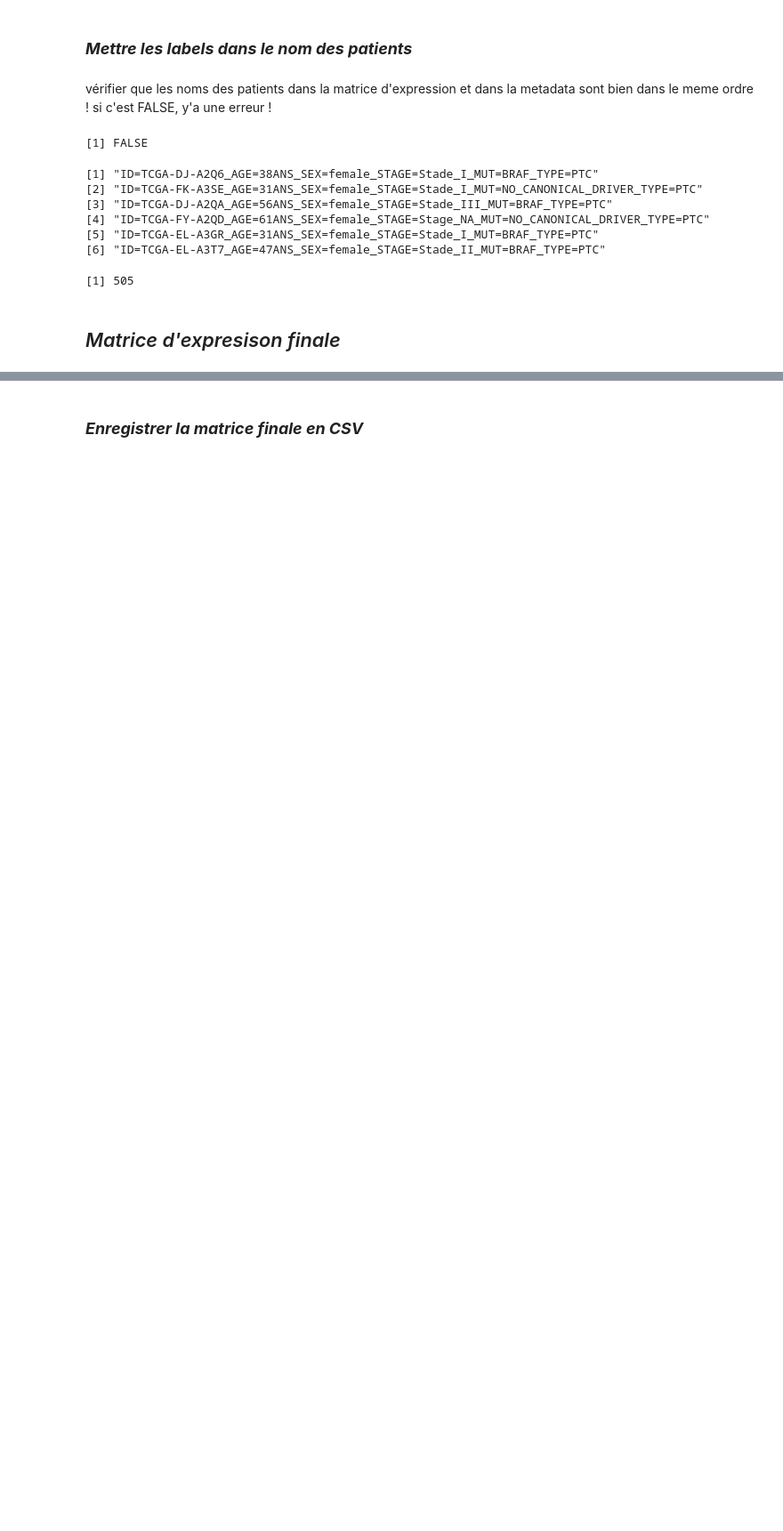
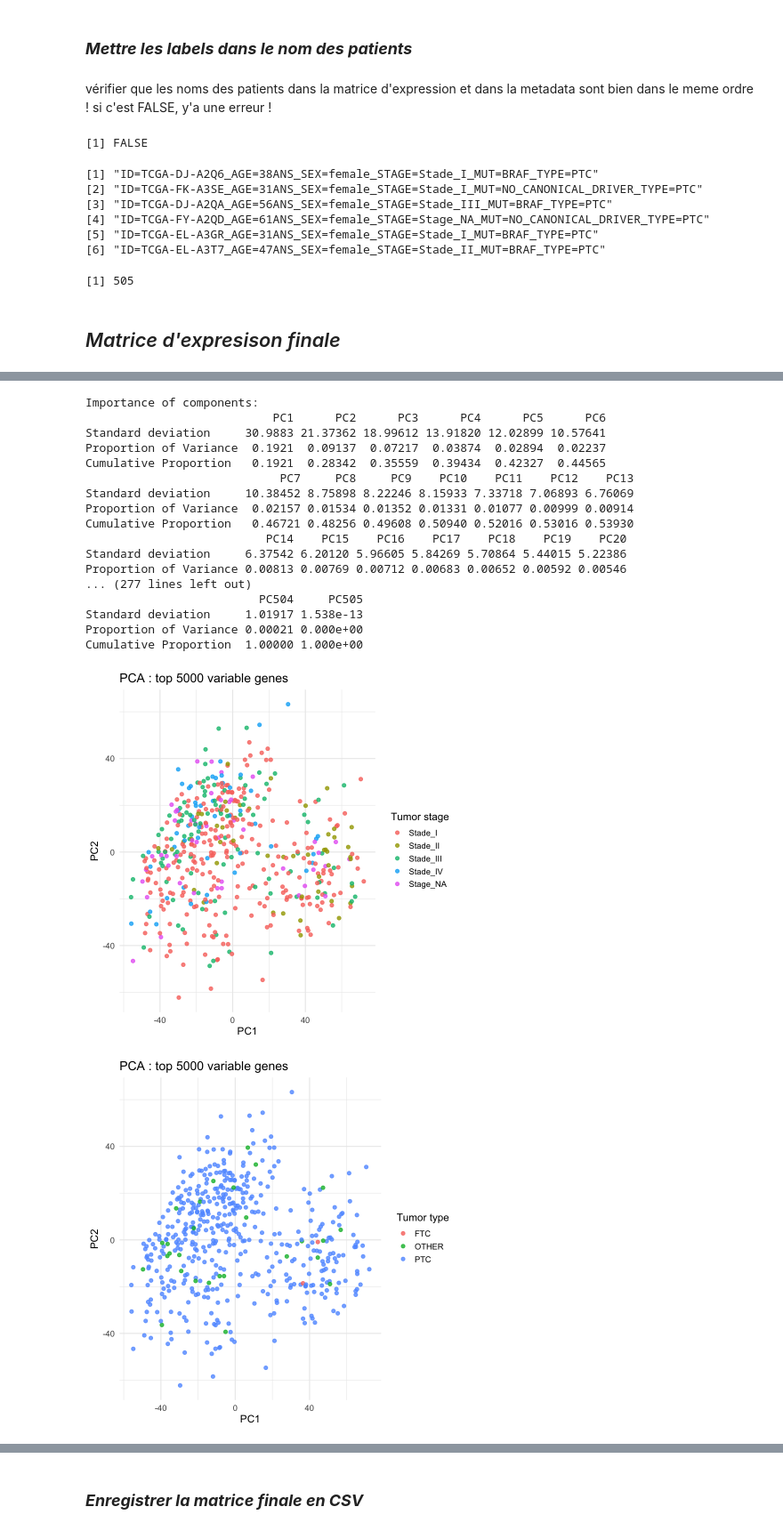
Before and after one commit to elodiehusson/Deep-Learning-Project, a Jupyter notebook: script/expression matrix finale.ipynb, the cells around one changed output, grey strips where cells are left out. Shown at 89% size. Drawn from its saved outputs; the diff is of its cells as text; code cells hidden in the pictures; blank space fills up the shorter version.

```diff
--- a/script/expression matrix finale.ipynb
+++ b/script/expression matrix finale.ipynb
@@ -537,0 +532,57 @@ A matrix: 6 × 5 of type int
+# %%
+# normalisation
+expr_log <- log2(expr_final + 1)
+
+# filtrer gènes peu importants
+gene_var <- apply(expr_log, 1, var) # variance par gène
+top_genes <- names(sort(gene_var, decreasing = TRUE))[1:5000] # garder les 5 000 gènes les plus variables
+expr_filt <- expr_log[top_genes, ]
+# %%
+# PCA
+pca <- prcomp(t(expr_filt), center = TRUE, scale. = TRUE)
+summary(pca)
+
+pca_df <- data.frame(
+  PC1 = pca$x[,1],
+  PC2 = pca$x[,2],
+  stage = metadata_patients$stage_simple,
+  type = metadata_patients$cancer_type,
+  mutation = metadata_patients$mutation_group,
+  sex = metadata_patients$sex_short,
+  age = metadata_patients$age_years
+)
+
+ggplot(pca_df, aes(PC1, PC2, color = stage)) + geom_point(size = 2, alpha = 0.8) + theme_minimal(base_size = 14) + labs(title = "PCA : top 5000 variable genes",
+      color = "Tumor stage")
+
+ggplot(pca_df, aes(PC1, PC2, color = type)) + geom_point(size = 2, alpha = 0.8) + theme_minimal(base_size = 14) + labs(title = "PCA : top 5000 variable genes",
+      color = "Tumor type")
+
+ggplot(pca_df, aes(PC1, PC2, color = mutation)) + geom_point(size = 2, alpha = 0.8) + theme_minimal(base_size = 14) + labs(title = "PCA : top 5000 variable genes",
+      color = "mutation")
+
+ggplot(pca_df, aes(PC1, PC2, color = sex)) + geom_point(size = 2, alpha = 0.8) + theme_minimal(base_size = 14) + labs(title = "PCA : top 5000 variable genes",
+      color = "sex")
+
+ggplot(pca_df, aes(PC1, PC2, color = age)) + geom_point(size = 2, alpha = 0.8) + theme_minimal(base_size = 14) + labs(title = "PCA : top 5000 variable genes",
+      color = "age")
+# %% [output]
+Importance of components:
+                           PC1      PC2      PC3      PC4      PC5      PC6
+Standard deviation     30.9883 21.37362 18.99612 13.91820 12.02899 10.57641
+Proportion of Variance  0.1921  0.09137  0.07217  0.03874  0.02894  0.02237
+Cumulative Proportion   0.1921  0.28342  0.35559  0.39434  0.42327  0.44565
+                            PC7     PC8     PC9    PC10    PC11    PC12    PC13
+Standard deviation     10.38452 8.75898 8.22246 8.15933 7.33718 7.06893 6.76069
+Proportion of Variance  0.02157 0.01534 0.01352 0.01331 0.01077 0.00999 0.00914
+Cumulative Proportion   0.46721 0.48256 0.49608 0.50940 0.52016 0.53016 0.53930
+                          PC14    PC15    PC16    PC17    PC18    PC19    PC20
+Standard deviation     6.37542 6.20120 5.96605 5.84269 5.70864 5.44015 5.22386
+Proportion of Variance 0.00813 0.00769 0.00712 0.00683 0.00652 0.00592 0.00546
+... (277 lines left out)
+                         PC504     PC505
+Standard deviation     1.01917 1.538e-13
+Proportion of Variance 0.00021 0.000e+00
+Cumulative Proportion  1.00000 1.000e+00
+[figure, added]
+[figure, added]
```
Also changed, not shown: parts of 7 cells of this notebook.
